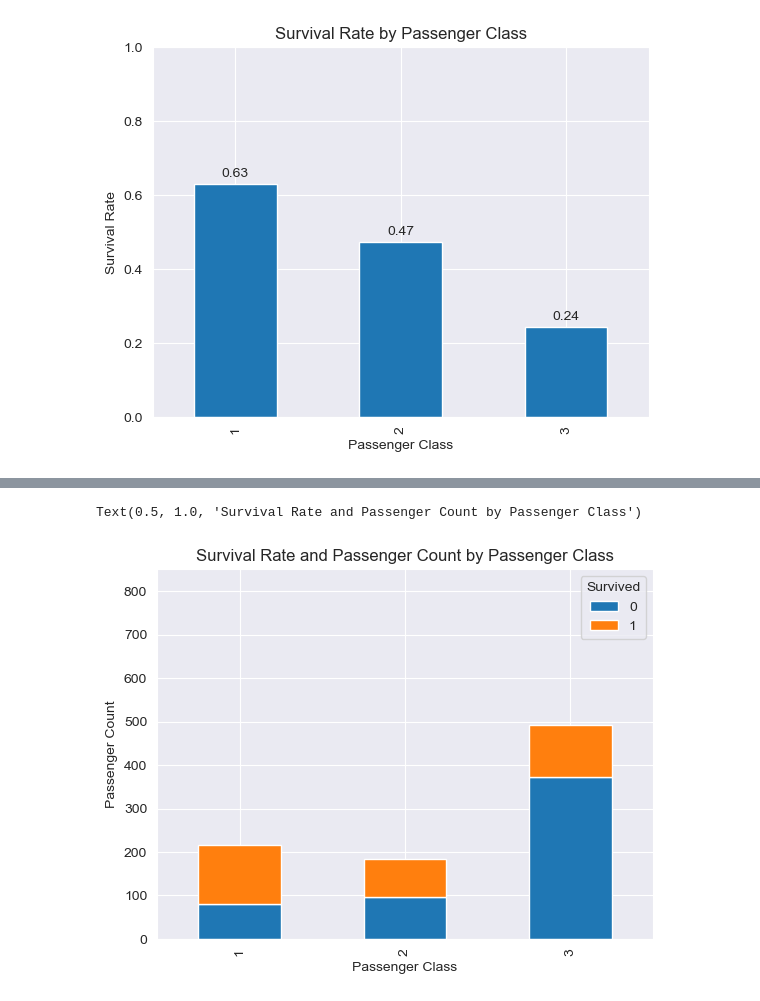
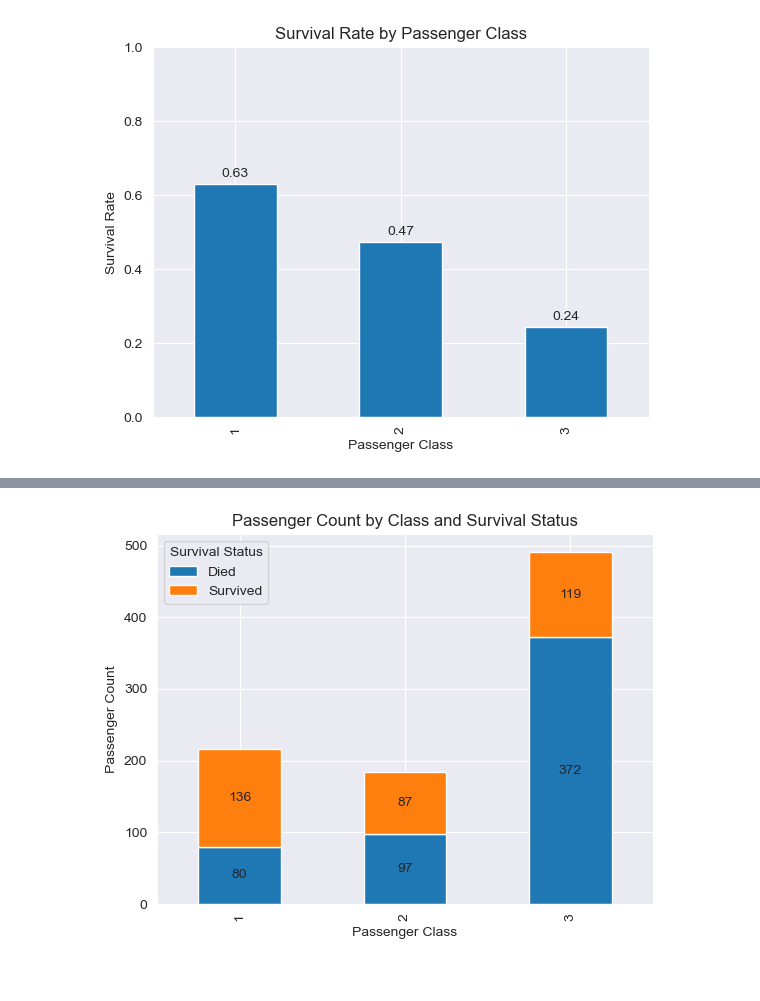
Before and after one commit to JamesStafford/TitanicKaggle, a Jupyter notebook: notebooks/survival_by_pclass_titanic_notebook.ipynb, the cells around one changed output, grey strips where cells are left out. Drawn from its saved outputs; the diff is of its cells as text; code cells hidden in the pictures.

```diff
--- a/notebooks/survival_by_pclass_titanic_notebook.ipynb
+++ b/notebooks/survival_by_pclass_titanic_notebook.ipynb
@@ -82,15 +119,22 @@ This chart shows the count of survivors and non-survivors within each ticket cla
 # %%
 survival_rate_bar_chart: Axes = pclass_survival_df.groupby([PCLASS_HEADER, SURVIVED_HEADER], observed=True).size().unstack().plot(kind='bar', stacked=True)
 
 survival_rate_bar_chart.set_xlabel("Passenger Class")
+survival_rate_bar_chart.set_ylabel("Passenger Count")
 
-survival_rate_bar_chart.set_ylabel("Passenger Count")
-survival_rate_bar_chart.set_ybound(0, 850)
+survival_rate_bar_chart.set_title("Passenger Count by Class and Survival Status")
 
-survival_rate_bar_chart.set_title("Survival Rate and Passenger Count by Passenger Class")
+# Update legend labels for clarity
+survival_rate_bar_chart.legend(["Died", "Survived"], title="Survival Status")
+
+# Add value labels to stacked bars
+for container in survival_rate_bar_chart.containers:
+    if isinstance(container, BarContainer):
+        survival_rate_bar_chart.bar_label(container, label_type='center', fmt='%d')
+
+plt.show()
 # %% [output]
-Text(0.5, 1.0, 'Survival Rate and Passenger Count by Passenger Class')
-[figure, old version]
+[figure, new version]
 # %% [markdown]
 ---
 
```
Also changed, not shown: parts of 5 cells of this notebook, 1 other file.
